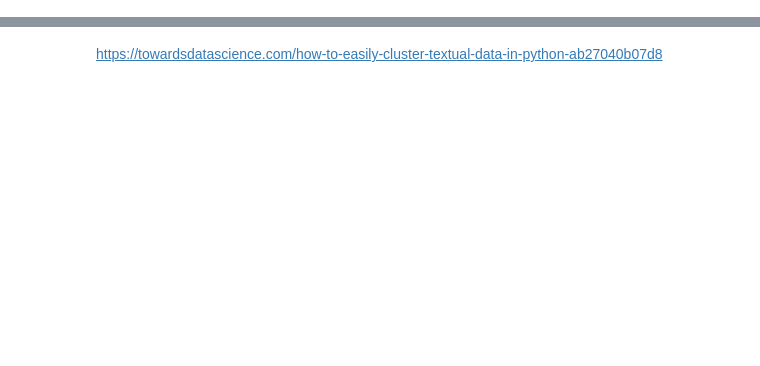
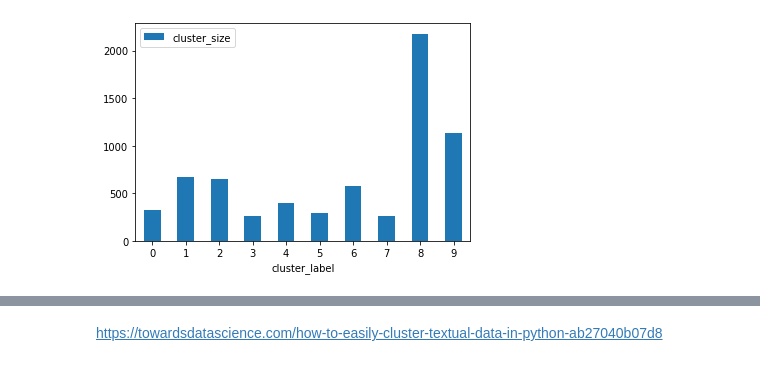
Before and after one commit to ohneBohne/Data_Challenges, a Jupyter notebook: Clustering.ipynb, the cells around one changed output, grey strips where cells are left out. Cells and saved outputs as stored; diff of their text form; code cells hidden in the pictures; blank space fills up the shorter version.

```diff
--- a/Clustering.ipynb
+++ b/Clustering.ipynb
@@ -146,0 +263,4 @@ df.groupby('kmeans_label').mean().T
+# %%
+ax = df_auswertung.plot.bar(x='cluster_label', y='cluster_size', rot=0)
+# %% [output]
+[figure, added]
```
Also changed, not shown: parts of 38 cells of this notebook, 5 other files.
